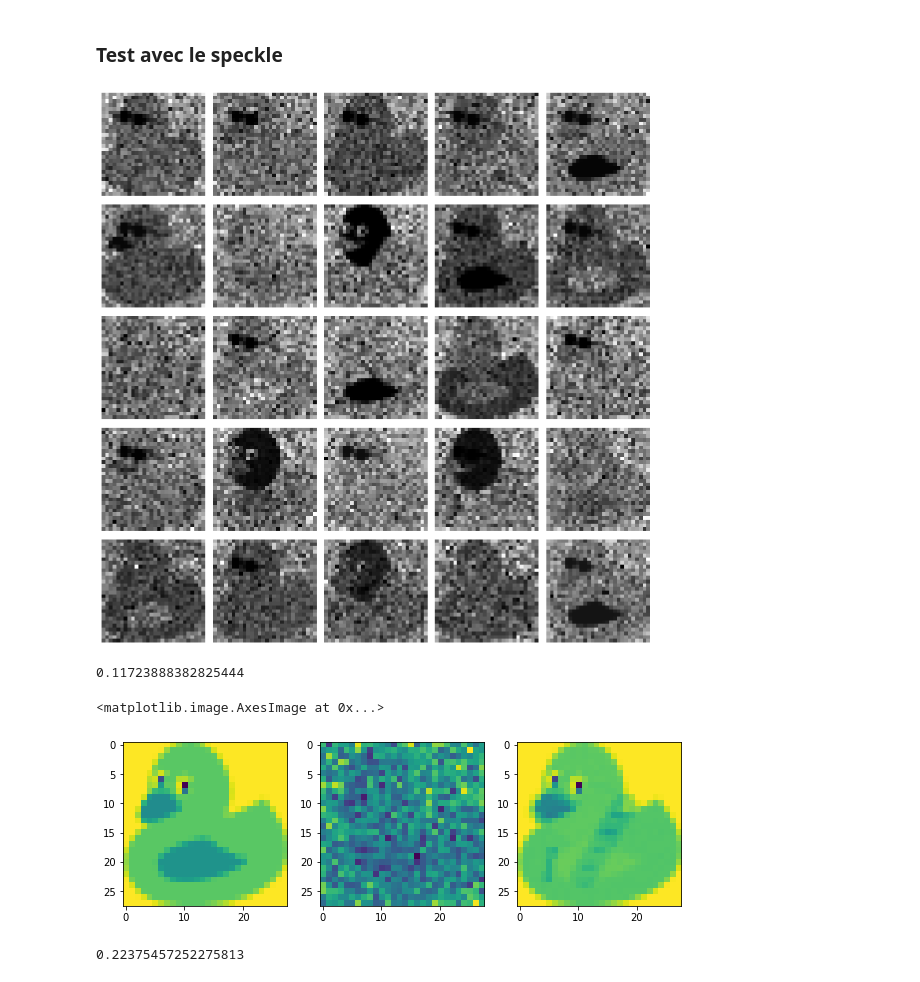
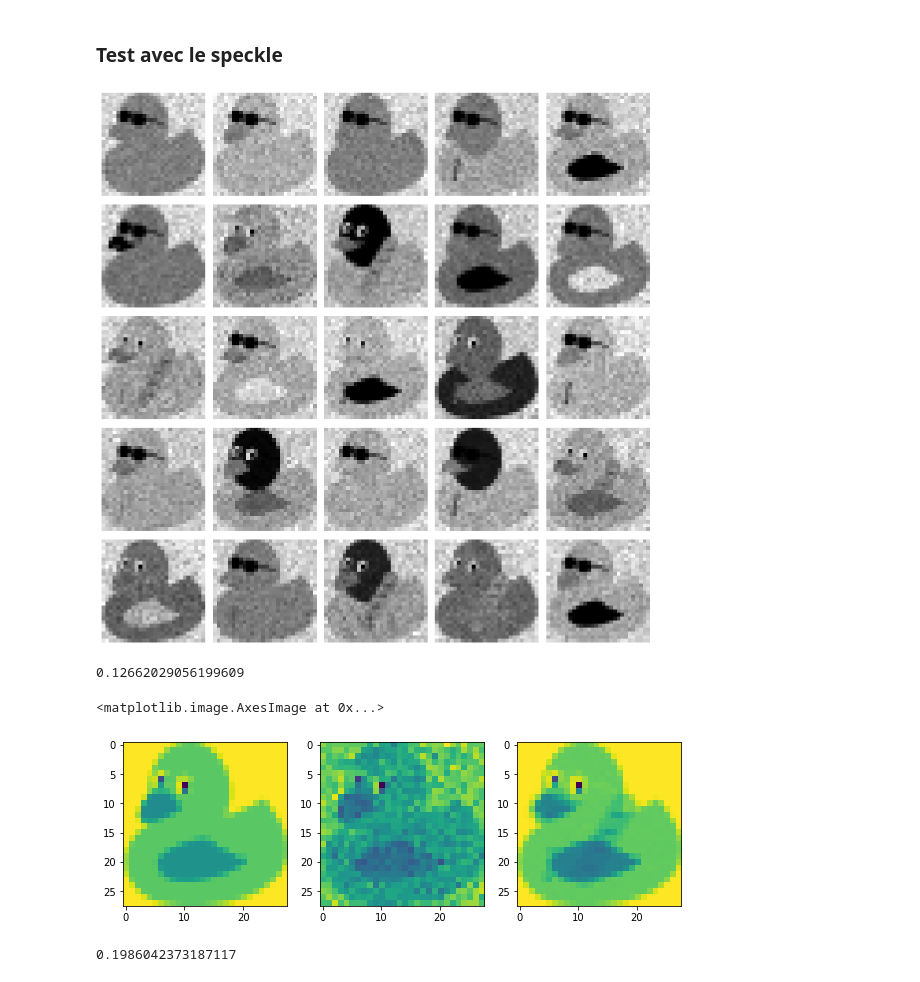
Before and after one commit to GigiML/RD_project, a Jupyter notebook: vae.ipynb, the cells around one changed output. Cells and saved outputs as stored; diff of their text form; code cells hidden in the pictures.

```diff
--- a/vae.ipynb
+++ b/vae.ipynb
@@ -72,16 +55,0 @@ device = torch.device("cuda" if torch.cuda.is_available() else "cpu")
-# %%
-# get 25 sample training images for visualization
-dataiter = iter(train_loader)
-image = next(dataiter)
-
-num_samples = 25
-sample_images = [image[0][i,0] for i in range(num_samples)]
-
-fig = plt.figure(figsize=(5, 5))
-grid = ImageGrid(fig, 111, nrows_ncols=(5, 5), axes_pad=0.1)
-
-for ax, im in zip(grid, sample_images):
-    ax.imshow(im, cmap='gray')
-    ax.axis('off')
-
-plt.show()
@@ -538,33 +443,33 @@ Le salt'n'pepper est assez violent, mais le VAE peut quand même reconstruire av
 # %% [markdown]
 ### Test avec le speckle
 # %%
-noisy_data = noisy("speckle", data.to_numpy(), intensity=0.32)
+noisy_data = noisy("speckle", data.to_numpy(), intensity=0.08)
 plot_images(minmax_scale(noisy_data, axis=1).reshape(-1,1,28,28))
 # %% [output]
-[figure, old version]
+[figure, new version]
 # %%
 error = 0
 for i in range(len(data)):
     error += duck_accuracy(data.iloc[i, :].to_numpy(),
-                           vae_chat(torch.tensor(noisy_data[i]).type(torch.float32))[0].detach().numpy(),
+                           vae_canard(torch.tensor(noisy_data[i]).type(torch.float32))[0].detach().numpy(),
                            mean_squared_error)
 error/len(data)
 # %% [output]
-0.11723888382825444
+0.12662029056199609
 # %%
 f, ax = plt.subplots(1, 3, figsize=(10, 10))
 
 choosen_duck = 6
 ax[0].imshow(data.iloc[choosen_duck, :].to_numpy().reshape((28, 28)))
 ax[1].imshow(noisy_data[choosen_duck].reshape((28, 28)))
-ax[2].imshow(vae_chat(torch.tensor(minmax_scale(noisy_data[choosen_duck])).type(torch.float32))[0].detach().numpy().reshape((28, 28)))
+ax[2].imshow(vae_canard(torch.tensor(minmax_scale(noisy_data[choosen_duck])).type(torch.float32))[0].detach().numpy().reshape((28, 28)))
 # %% [output]
 <matplotlib.image.AxesImage at 0x...>
-[figure, old version]
+[figure, new version]
 # %%
 duck_accuracy(data.iloc[3, :].to_numpy(),
-              vae_chat(torch.tensor(np.zeros(784)).type(torch.float32))[0].detach().numpy(),
+              vae_canard(torch.tensor(np.zeros(784)).type(torch.float32))[0].detach().numpy(),
               mean_squared_error)
 # %% [output]
-0.22375457252275813
+0.1986042373187117
 # %%
```
Also changed, not shown: parts of 42 cells of this notebook.
